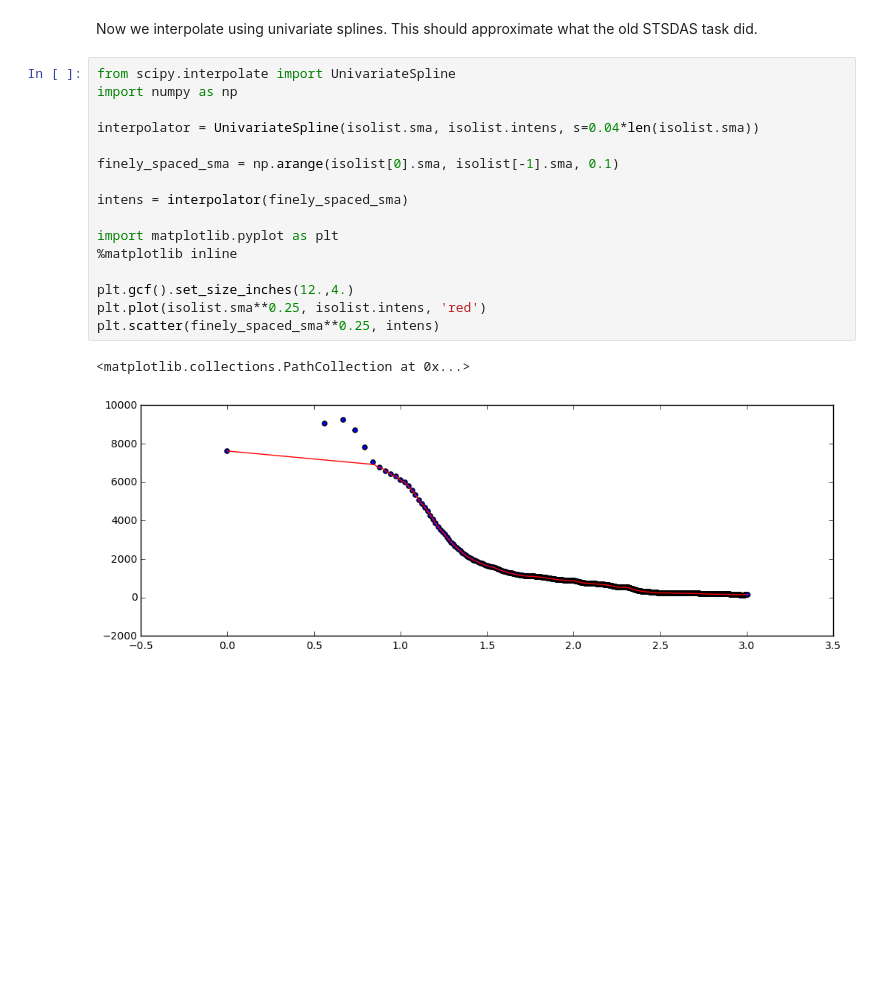
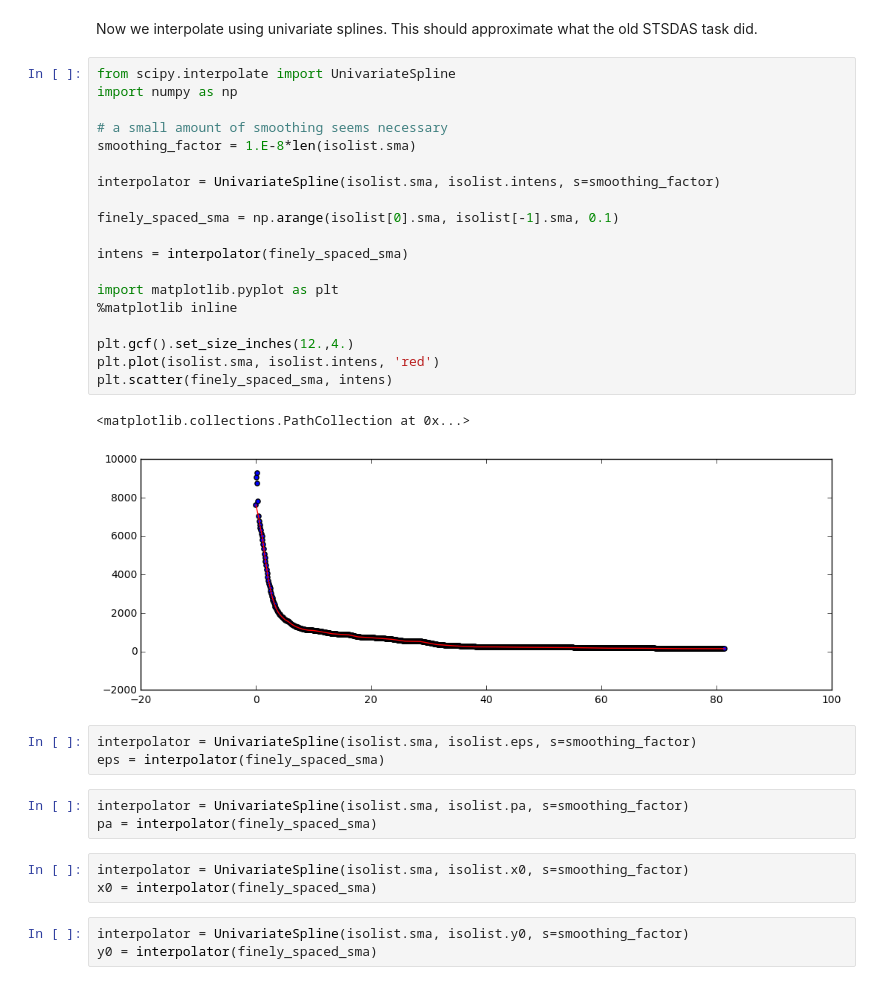
Before and after one commit to ibusko/isophote, a Jupyter notebook: docs/notebooks/development_model.ipynb, the cells around one changed output. Drawn from its saved outputs; the diff is of its cells as text; blank space fills up the shorter version.

Commit message:
Analysis of spline interpolation method.

```diff
--- a/docs/notebooks/development_model.ipynb
+++ b/docs/notebooks/development_model.ipynb
@@ -33,19 +33,34 @@ Now we interpolate using univariate splines. This should approximate what the ol
 # %%
 from scipy.interpolate import UnivariateSpline
 import numpy as np
 
-interpolator = UnivariateSpline(isolist.sma, isolist.intens, s=0.04*len(isolist.sma))
+# a small amount of smoothing seems necessary
+smoothing_factor = 1.E-8*len(isolist.sma)
+
+interpolator = UnivariateSpline(isolist.sma, isolist.intens, s=smoothing_factor)
 
 finely_spaced_sma = np.arange(isolist[0].sma, isolist[-1].sma, 0.1)
 
 intens = interpolator(finely_spaced_sma)
 
 import matplotlib.pyplot as plt
 %matplotlib inline
 
 plt.gcf().set_size_inches(12.,4.)
-plt.plot(isolist.sma**0.25, isolist.intens, 'red')
-plt.scatter(finely_spaced_sma**0.25, intens)
+plt.plot(isolist.sma, isolist.intens, 'red')
+plt.scatter(finely_spaced_sma, intens)
 # %% [output]
 <matplotlib.collections.PathCollection at 0x...>
-[figure, old version]
+[figure, new version]
+# %%
+interpolator = UnivariateSpline(isolist.sma, isolist.eps, s=smoothing_factor)
+eps = interpolator(finely_spaced_sma)
+# %%
+interpolator = UnivariateSpline(isolist.sma, isolist.pa, s=smoothing_factor)
+pa = interpolator(finely_spaced_sma)
+# %%
+interpolator = UnivariateSpline(isolist.sma, isolist.x0, s=smoothing_factor)
+x0 = interpolator(finely_spaced_sma)
+# %%
+interpolator = UnivariateSpline(isolist.sma, isolist.y0, s=smoothing_factor)
+y0 = interpolator(finely_spaced_sma)
```
Also changed, not shown: parts of 1 cell of this notebook, 1 other file.
